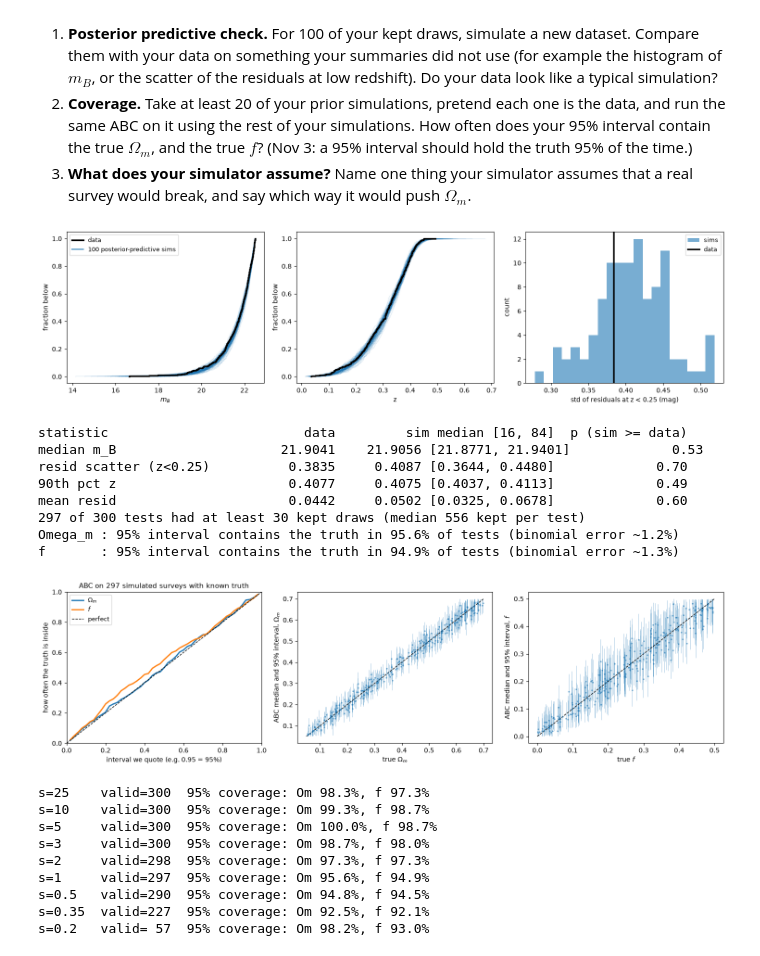
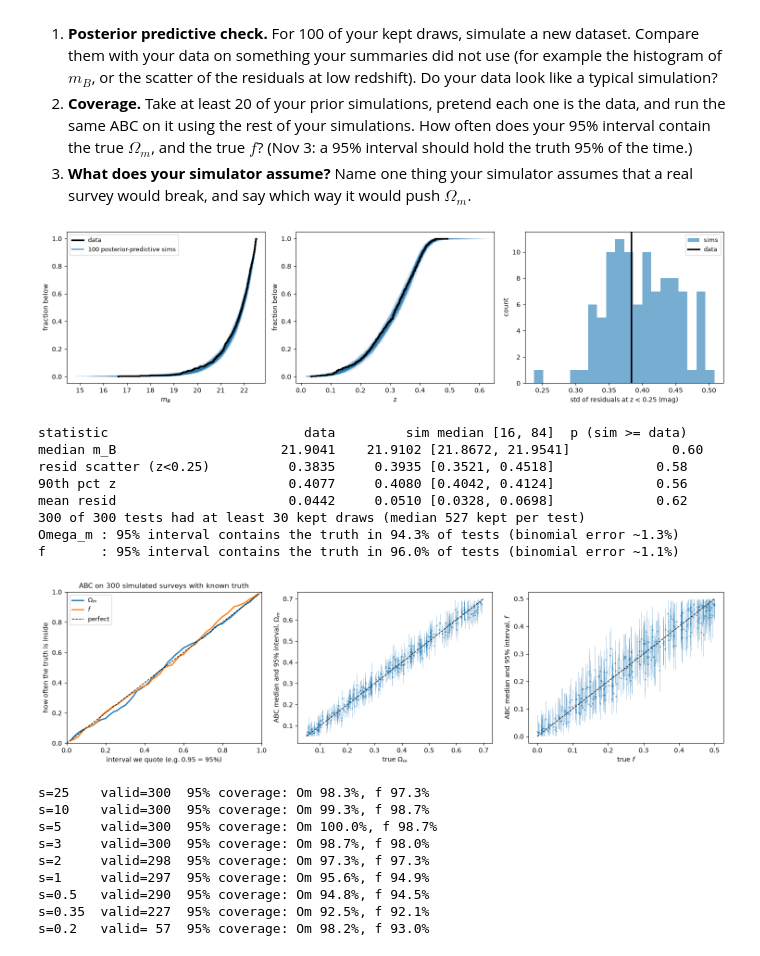
Before and after one commit to MTSCL/ast457_2026_Fall, a Jupyter notebook: submissions/ahuwer2/lab09.ipynb, the cells around one changed output. Saved outputs shown, nothing was run; the diff lists cells and outputs as text; code cells hidden in the pictures.

```diff
--- a/submissions/ahuwer2/lab09.ipynb
+++ b/submissions/ahuwer2/lab09.ipynb
@@ -474,7 +474,7 @@ I believe that specific choice of $\epsilon$ values to be close to ideal thanks
 # ----------------------------------------------------------------
 N_PPC = 100
 Z_LOW = 0.25
-rng_ppc = np.random.default_rng(SEED+1)
+rng_ppc = np.random.default_rng(123)
 
 kept_idx = np.flatnonzero(keep(TOL_FINAL))
 ppc_idx = rng_ppc.choice(kept_idx, size=N_PPC, replace=False)
@@ -532,7 +532,7 @@ for k, v in stats_data.items():
 # ----------------------------------------------------------------
 N_TEST = 300                                       # at least 20; more makes the coverage estimate less noisy
 MIN_KEPT_COV = 30                                  # skip a test if the tolerance box catches fewer draws than this
-rng_cov = np.random.default_rng(SEED + 3)
+rng_cov = np.random.default_rng(1234)
 test_idx = rng_cov.choice(N_SIM, size=N_TEST, replace=False)
 tol_arr = np.asarray(TOL_FINAL)
 
@@ -552,43 +552,43 @@ truth, rank_u, post_q = np.array(truth), np.array(rank_u), np.array(post_q)   #
 n_valid = len(truth)
 print(f"{n_valid} of {N_TEST} tests had at least {MIN_KEPT_COV} kept draws "
       f"(median {int(np.median(n_kept_t))} kept per test)")
 
 # The central L interval holds the truth iff the truth's rank u is within L/2 of the middle
 levels = np.linspace(0.02, 0.98, 49)
 cover = np.array([[np.mean(np.abs(rank_u[:, j] - 0.5) <= L / 2) for L in levels] for j in (0, 1)])
 
 for j, nm in enumerate([r'Omega_m', 'f']):
     c95 = np.mean((rank_u[:, j] >= 0.025) & (rank_u[:, j] <= 0.975))
     se = np.sqrt(c95 * (1 - c95) / n_valid)
     print(f"{nm:8s}: 95% interval contains the truth in {c95:.1%} of tests (binomial error ~{se:.1%})")
 
 fig, axes = plt.subplots(1, 3, figsize=(15, 4.2))
 ax = axes[0]
 ax.plot(levels, cover[0], lw=2, label=r'$\Omega_m$')
 ax.plot(levels, cover[1], lw=2, label=r'$f$')
 ax.plot([0, 1], [0, 1], 'k--', lw=1, label='perfect')
 ax.set_xlabel('interval we quote (e.g. 0.95 = 95%)'); ax.set_ylabel('how often the truth is inside')
 ax.set_title(f'ABC on {n_valid} simulated surveys with known truth', fontsize=11)
 ax.set_xlim(0, 1); ax.set_ylim(0, 1); ax.legend(loc='upper left', fontsize=9)
 
 for ax, j, nm, (a, b) in [(axes[1], 0, r'$\Omega_m$', OM_RANGE), (axes[2], 1, r'$f$', F_RANGE)]:
     med = post_q[:, 1, j]
     ax.errorbar(truth[:, j], med, yerr=[med - post_q[:, 0, j], post_q[:, 2, j] - med],
                 fmt='.', ms=3, lw=0.6, alpha=0.5)
     ax.plot([a, b], [a, b], 'k--', lw=1)
     ax.set_xlabel(f'true {nm}'); ax.set_ylabel(f'ABC median and 95% interval, {nm}')
 plt.tight_layout(); plt.show()
 # %% [output]
-[figure, old version]
+[figure, new version]
 statistic                         data         sim median [16, 84]  p (sim >= data)
-median m_B                     21.9041    21.9056 [21.8771, 21.9401]             0.53
-resid scatter (z<0.25)          0.3835     0.4087 [0.3644, 0.4480]             0.70
-90th pct z                      0.4077     0.4075 [0.4037, 0.4113]             0.49
-mean resid                      0.0442     0.0502 [0.0325, 0.0678]             0.60
-297 of 300 tests had at least 30 kept draws (median 556 kept per test)
-Omega_m : 95% interval contains the truth in 95.6% of tests (binomial error ~1.2%)
-f       : 95% interval contains the truth in 94.9% of tests (binomial error ~1.3%)
+median m_B                     21.9041    21.9102 [21.8672, 21.9541]             0.60
+resid scatter (z<0.25)          0.3835     0.3935 [0.3521, 0.4518]             0.58
+90th pct z                      0.4077     0.4080 [0.4042, 0.4124]             0.56
+mean resid                      0.0442     0.0510 [0.0328, 0.0698]             0.62
+300 of 300 tests had at least 30 kept draws (median 527 kept per test)
+Omega_m : 95% interval contains the truth in 94.3% of tests (binomial error ~1.3%)
+f       : 95% interval contains the truth in 96.0% of tests (binomial error ~1.1%)
-[figure, old version]
+[figure, new version]
 # %%
 def coverage_at(tol, test_idx, min_kept=30):
     tol = np.asarray(tol)
```
Also changed, not shown: parts of 1 cell of this notebook.
